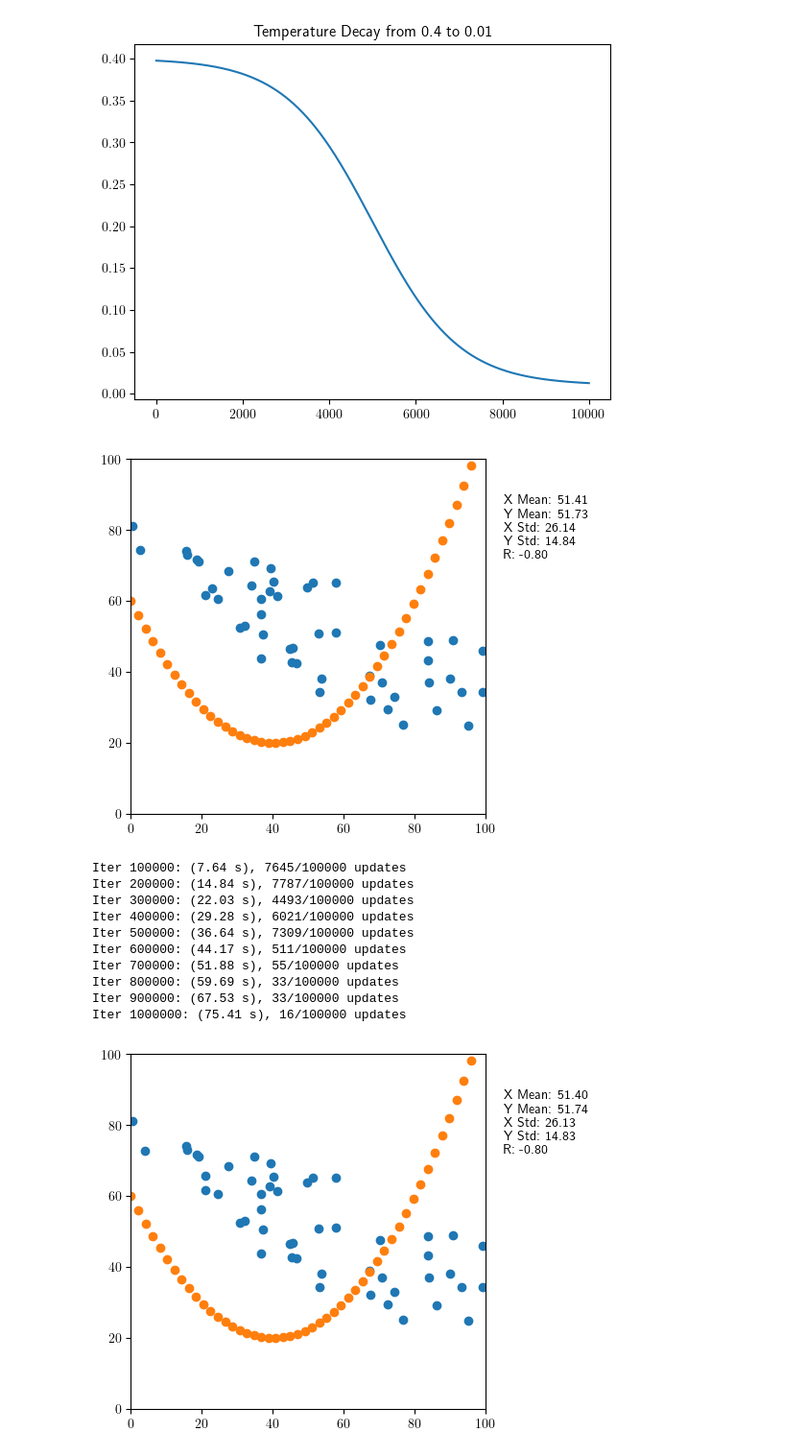
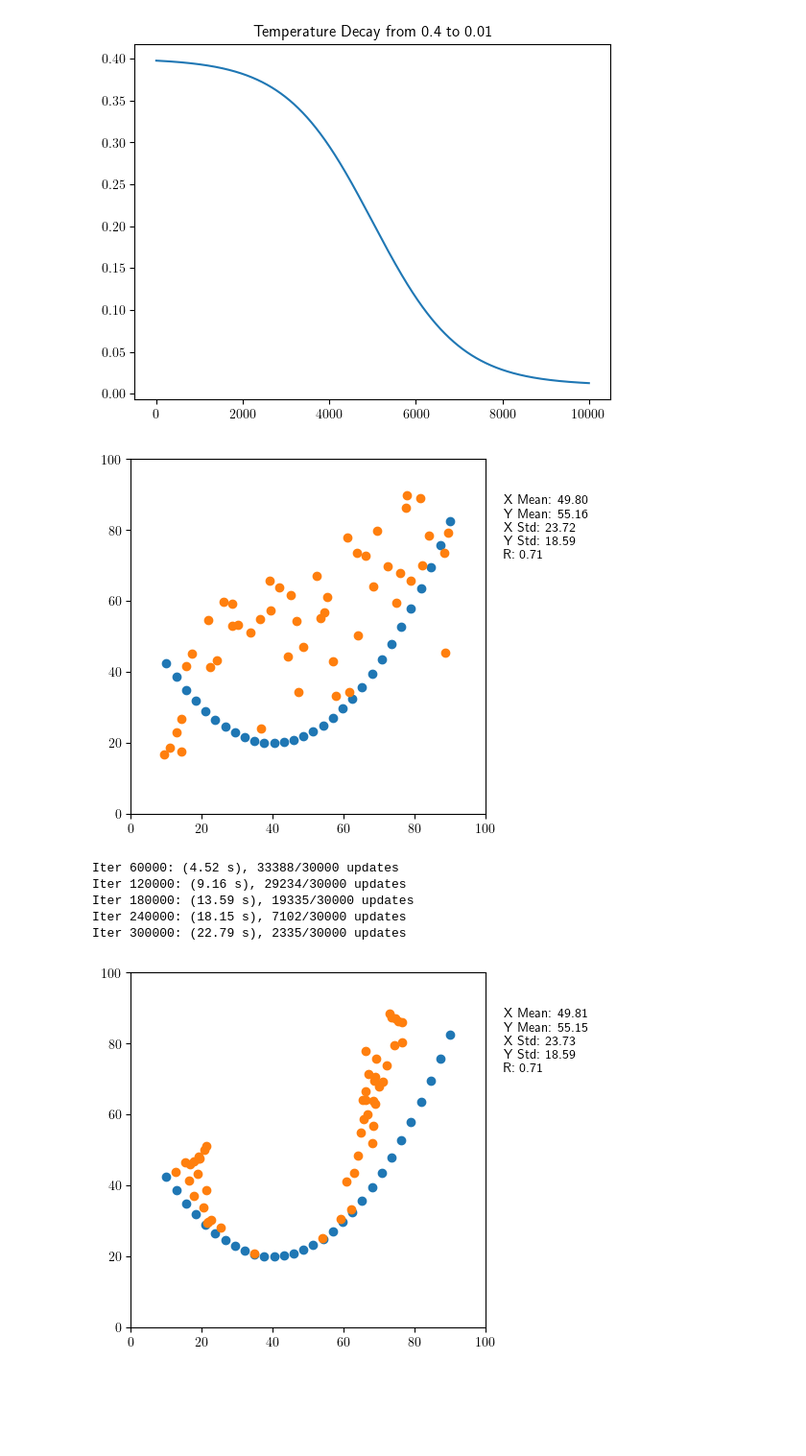
Before and after one commit to ericlovesmath/data-science-projects, a Jupyter notebook: how-to-lie-with-statistics/how-to-lie-with-statistics.ipynb, the cells around one changed output. Shown at 96% size. Cells and saved outputs as stored; diff of their text form; code cells hidden in the pictures; blank space fills up the shorter version.

```diff
--- a/how-to-lie-with-statistics/how-to-lie-with-statistics.ipynb
+++ b/how-to-lie-with-statistics/how-to-lie-with-statistics.ipynb
@@ -50,11 +50,14 @@ plot_data(data)
 [figure]
 # %%
 def data_dist(source, target):
-    distances = np.sqrt(np.sum((source[:, :, np.newaxis] - target[:, np.newaxis, :]) ** 2, axis=0))
-    min_distances = np.min(distances, axis=1)
-    return np.sum(min_distances)
-
+    return np.min(np.sum((target - source[:, np.newaxis]) ** 2, axis=0))
+    # distances = np.sqrt(np.sum((source[:, :, np.newaxis] - target[:, np.newaxis, :]) ** 2, axis=0))
+    # min_distances = np.min(distances, axis=1)
+    # return np.sum(min_distances)
     # dists = cdist(data1, data2)
     # row_i, col_i = linear_sum_assignment(dists)
     # dist = np.sum(dists[row_i, col_i])
     # return dist
+
+target = gen_dataset(lambda x: x, 0, 101, dom=[0, 100])
+print(data_dist(np.array([16, 12]).reshape(2, 1), target))
@@ -89,13 +94,10 @@ plot_summary(source)
 Distance: 765.807062859576
 [figure]
 # %%
-def data_dist(source, target):
-    return np.min(np.sum((target - source[:, np.newaxis]) ** 2, axis=0))
-
 def perturb(data, target, ds=0.1, temp=0.05):
     data = np.copy(data)
     while True:
-        i = np.random.randint(len(data))
+        i = np.random.randint(np.shape(data)[1])
         old_dist = data_dist(data[:, i], target)
         new_point = data[:, i] + (np.random.randn(2) * ds)
         new_dist = data_dist(new_point, target)
@@ -117,47 +119,45 @@ plt.show()
 # %% [output]
 [figure]
 # %%
-source = np.hstack([
-    gen_dataset(lambda x: 75 - x / 2, 15, 50),
-    # gen_dataset(lambda x: x, 5, 50)
+N = 50
+X = np.linspace(10, 90, N)
+Y = 25 + X / 2
+source = np.vstack([
+    X + np.random.uniform(-3, 3, N),
+    Y + np.random.uniform(-25, 25, N)
 ])
 
-target = gen_dataset(lambda x: (x - 40) ** 2 / 40 + 20, 0, 50, dom=[0, 100])
+target = gen_dataset(lambda x: (x - 40) ** 2 / 40 + 20, 0, 30, dom=[10, 90])
 
+plot_data(target)
 plot_data(source)
-plot_data(target)
 plot_summary(source)
 plt.show()
 
 start = time.time()
 source_stats = summary_statistics(source)
 count = 0
-N = 1000000
+N = 300000
 decay = get_sigmoid_decay(0.4, 0.01)
 for i in range(N):
-    perturbed_source = perturb(source, target, ds=0.3, temp=decay(i / N))
+    perturbed_source = perturb(source, target, ds=0.1, temp=decay(i / N))
     perturbed_stats = summary_statistics(perturbed_source)
     if np.allclose(source_stats, perturbed_stats, atol=0.01):
         source = perturbed_source
         count += 1
-    if (i + 1) % (N // 10) == 0:
+    if (i + 1) % (N // 5) == 0:
         print(f"Iter {i + 1}: ({time.time() - start:.2f} s), {count}/{N // 10} updates")
         count = 0
 
+plot_data(target)
 plot_data(source)
-plot_data(target)
 plot_summary(source)
 plt.show()
 # %% [output]
-[figure, old version]
+[figure, new version]
-Iter 100000: (7.64 s), 7645/100000 updates
-Iter 200000: (14.84 s), 7787/100000 updates
-Iter 300000: (22.03 s), 4493/100000 updates
-Iter 400000: (29.28 s), 6021/100000 updates
-Iter 500000: (36.64 s), 7309/100000 updates
-Iter 600000: (44.17 s), 511/100000 updates
-Iter 700000: (51.88 s), 55/100000 updates
-Iter 800000: (59.69 s), 33/100000 updates
-Iter 900000: (67.53 s), 33/100000 updates
-Iter 1000000: (75.41 s), 16/100000 updates
+Iter 60000: (4.52 s), 33388/30000 updates
+Iter 120000: (9.16 s), 29234/30000 updates
+Iter 180000: (13.59 s), 19335/30000 updates
+Iter 240000: (18.15 s), 7102/30000 updates
+Iter 300000: (22.79 s), 2335/30000 updates
-[figure, old version]
+[figure, new version]
```
Also changed, not shown: parts of 1 cell of this notebook.
